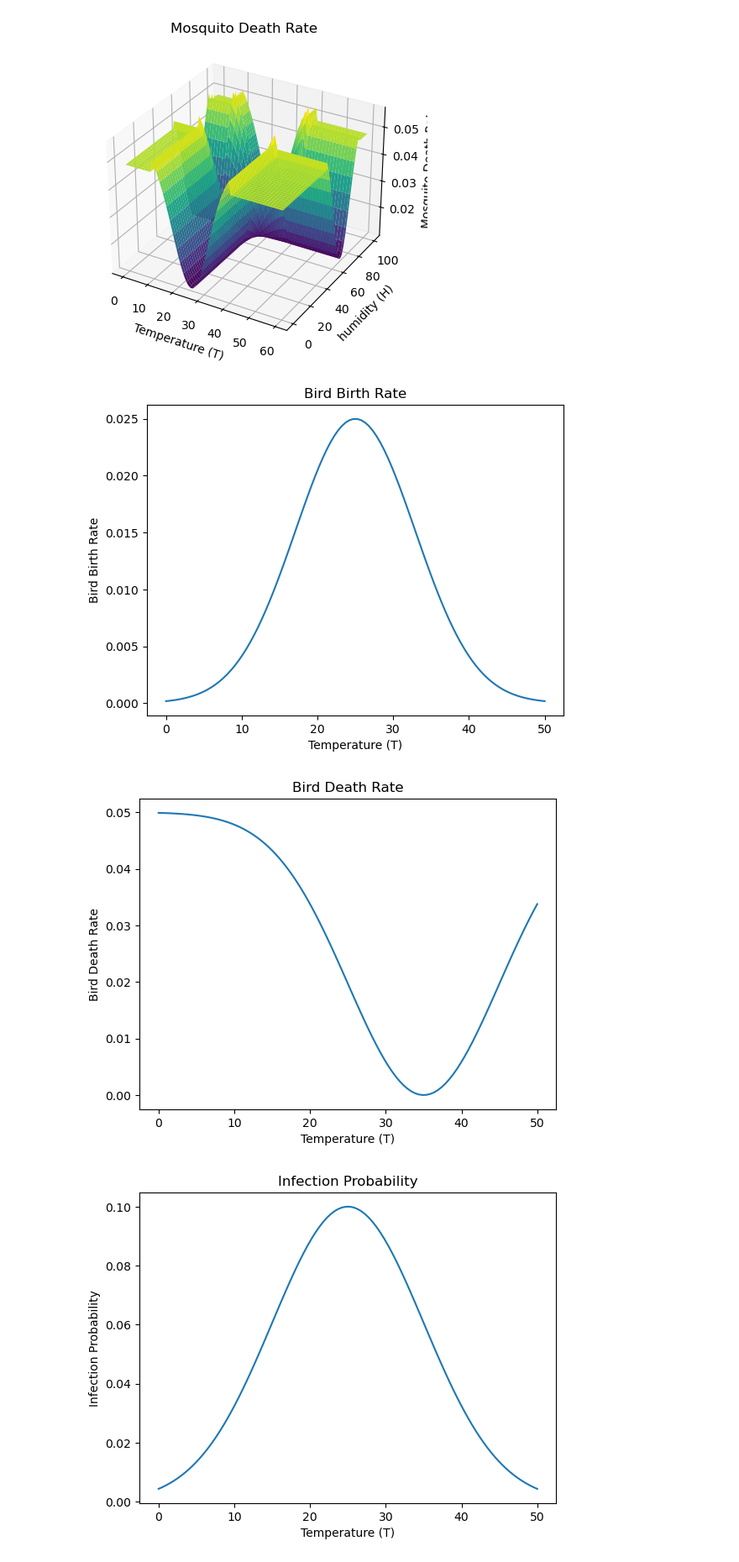
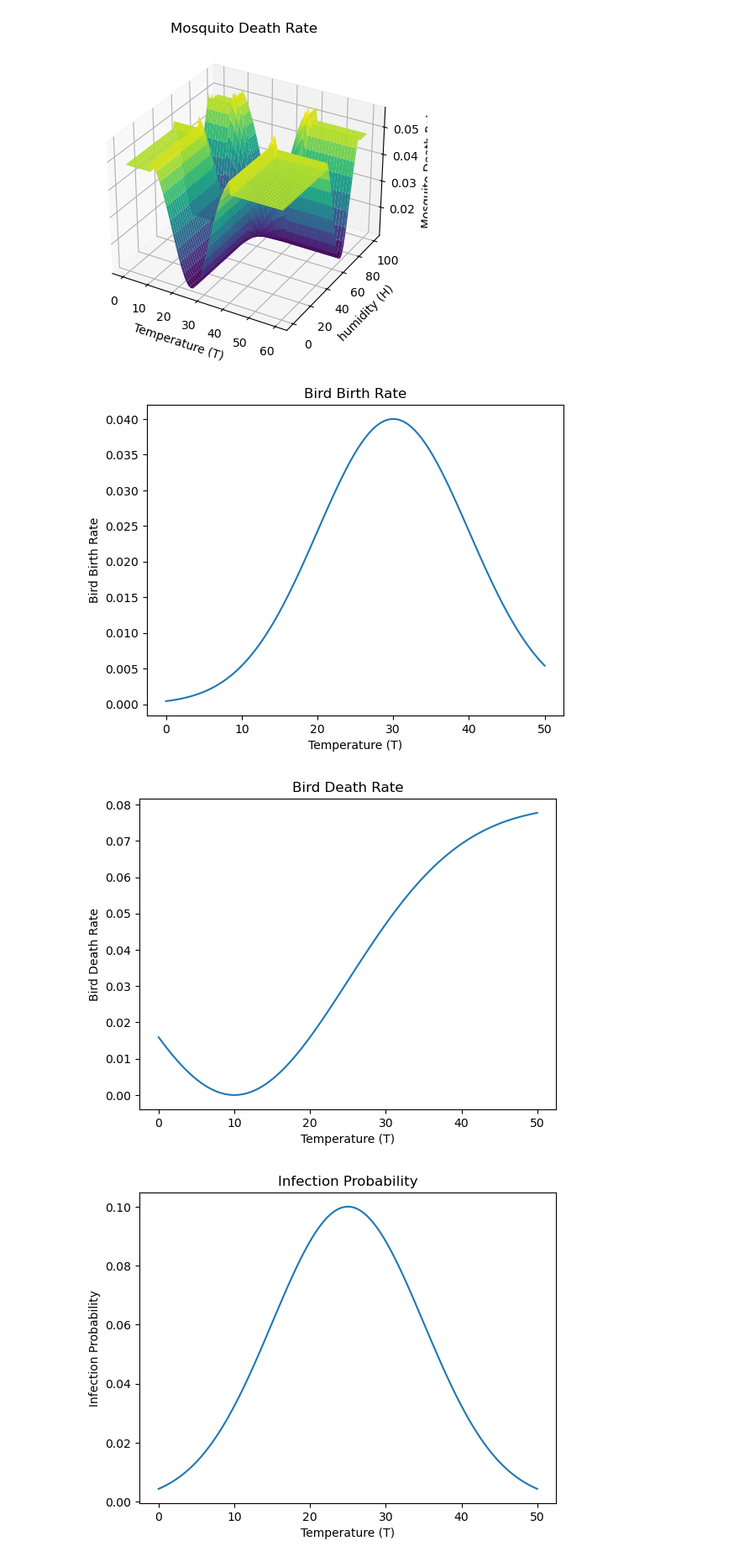
Before and after one commit to MatinMarjani/ABM-WNV, a Jupyter notebook: WNVParameters.ipynb, the cells around one changed output. Shown: that part at 84% size. Drawn from its saved outputs; the diff is of its cells as text; code cells hidden in the pictures.

```diff
--- a/WNVParameters.ipynb
+++ b/WNVParameters.ipynb
@@ -84,17 +84,18 @@ class WNVParameters:
     ##################################################
 
     def bird_birth_rate(self, T, P):
-        optimal_temp = 25  # Optimal temperature for American crows
-        variance = 0.008  # Decrease this value to make the curve wider
-        temp_factor = np.exp(-variance * (T - optimal_temp) ** 2)  # Gaussian function for temperature
-        return 0.05 * temp_factor * 0.5  # Decrease multiplier to make the peak lower
+        optimal_temp = 30  # Optimal temperature for American crows
+        spread = 10  # Spread factor to control the steepness of the curve
+        # variance = 1  # Decrease this value to make the curve wider
+        temp_factor = np.exp(-((T - optimal_temp) ** 2) / (2 * spread ** 2))  # Gaussian function for temperature
+        return 0.04 * temp_factor  # Decrease multiplier to make the peak lower
 
     def bird_death_rate(self, T):
-        optimal_temp = 35  # Optimal temperature for American crows
-        spread = 10  # Spread factor to control the steepness of the curve
+        optimal_temp = 10  # Optimal temperature for American crows
+        spread = 15  # Spread factor to control the steepness of the curve
         temp_factor = np.exp(-((T - optimal_temp) ** 2) / (2 * spread ** 2))
         # Adjusted to make the minimum death rate higher
-        return 0.05 * (1 - temp_factor)
+        return 0.08 * (1 - temp_factor)
 
     def egg_to_larvae_rate(self, T, P):
         optimal_temp = 25  # Optimal temperature for mosquito eggs
@@ -153,29 +154,30 @@ plot_surface(Z, 'Mosquito Death Rate')
 [figure]
 [figure]
 # %%
+model = WNVParameters()
 
 # Plot bird birth rate (only T, so no precipitation)
 T_bird = np.linspace(0, 50, 100)
 P_bird = np.linspace(0, 100, 100)
 Z_bird = model.bird_birth_rate(T_bird, P_bird)
 plt.figure()
 plt.plot(T_bird, Z_bird)
 plt.xlabel('Temperature (T)')
 plt.ylabel('Bird Birth Rate')
 plt.title('Bird Birth Rate')
 plt.show()
 
 # Plot bird death rate (only T, so no precipitation)
 Z_bird_death = model.bird_death_rate(T_bird)
 plt.figure()
 plt.plot(T_bird, Z_bird_death)
 plt.xlabel('Temperature (T)')
 plt.ylabel('Bird Death Rate')
 plt.title('Bird Death Rate')
 plt.show()
 # %% [output]
-[figure, old version]
+[figure, new version]
-[figure, old version]
+[figure, new version]
 # %%
 Z_infection = model.infection_probability(T_bird)
 plt.figure()
```
